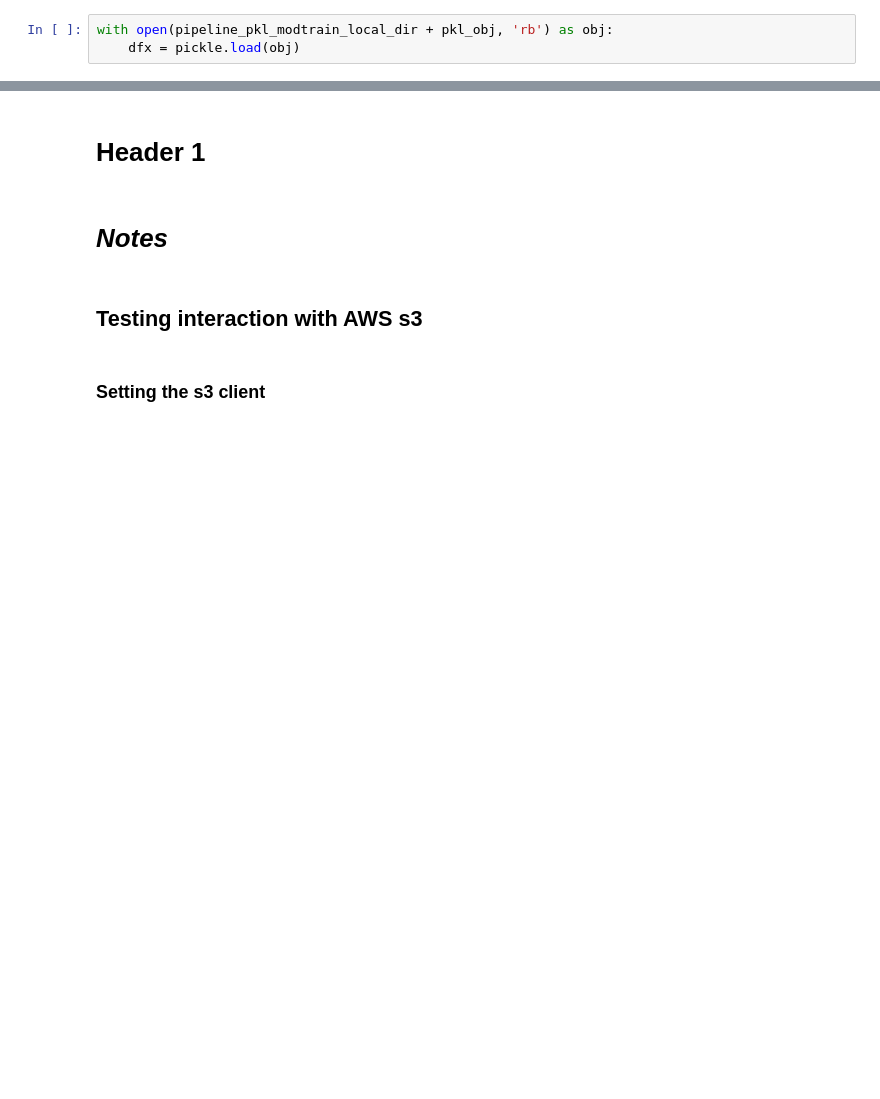
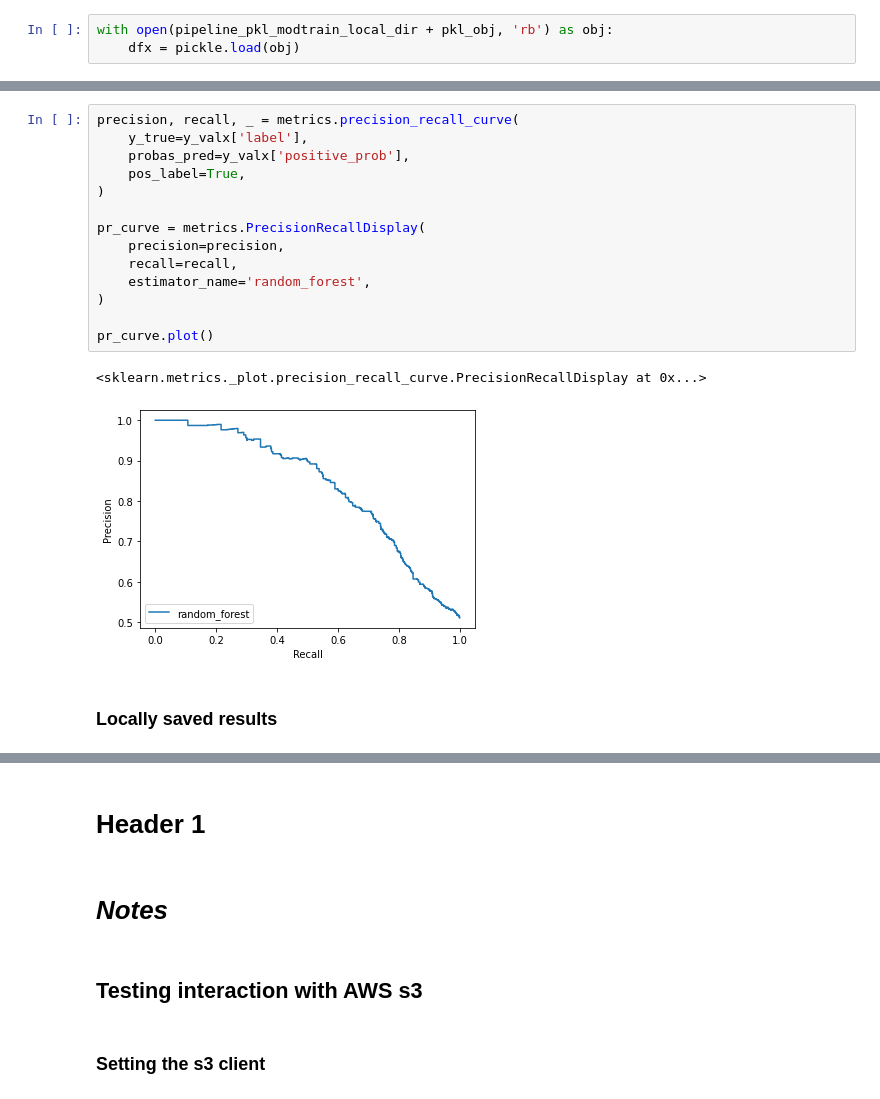
Before and after one commit to robperch/kgl_space_titanic, a Jupyter notebook: notebooks/pipeline_nb.ipynb, the cells around one changed output, grey strips where cells are left out. Saved outputs shown, nothing was run; the diff lists cells and outputs as text; blank space fills up the shorter version.

```diff
--- a/notebooks/pipeline_nb.ipynb
+++ b/notebooks/pipeline_nb.ipynb
@@ -92,0 +219,19 @@ with open(pipeline_pkl_modtrain_local_dir + pkl_obj, 'rb') as obj:
+# %%
+precision, recall, _ = metrics.precision_recall_curve(
+    y_true=y_valx['label'],
+    probas_pred=y_valx['positive_prob'],
+    pos_label=True,
+)
+
+pr_curve = metrics.PrecisionRecallDisplay(
+    precision=precision,
+    recall=recall,
+    estimator_name='random_forest',
+)
+
+pr_curve.plot()
+# %% [output]
+<sklearn.metrics._plot.precision_recall_curve.PrecisionRecallDisplay at 0x...>
+[figure, added]
+# %% [markdown]
+### Locally saved results
```
Also changed, not shown: parts of 24 cells of this notebook.
